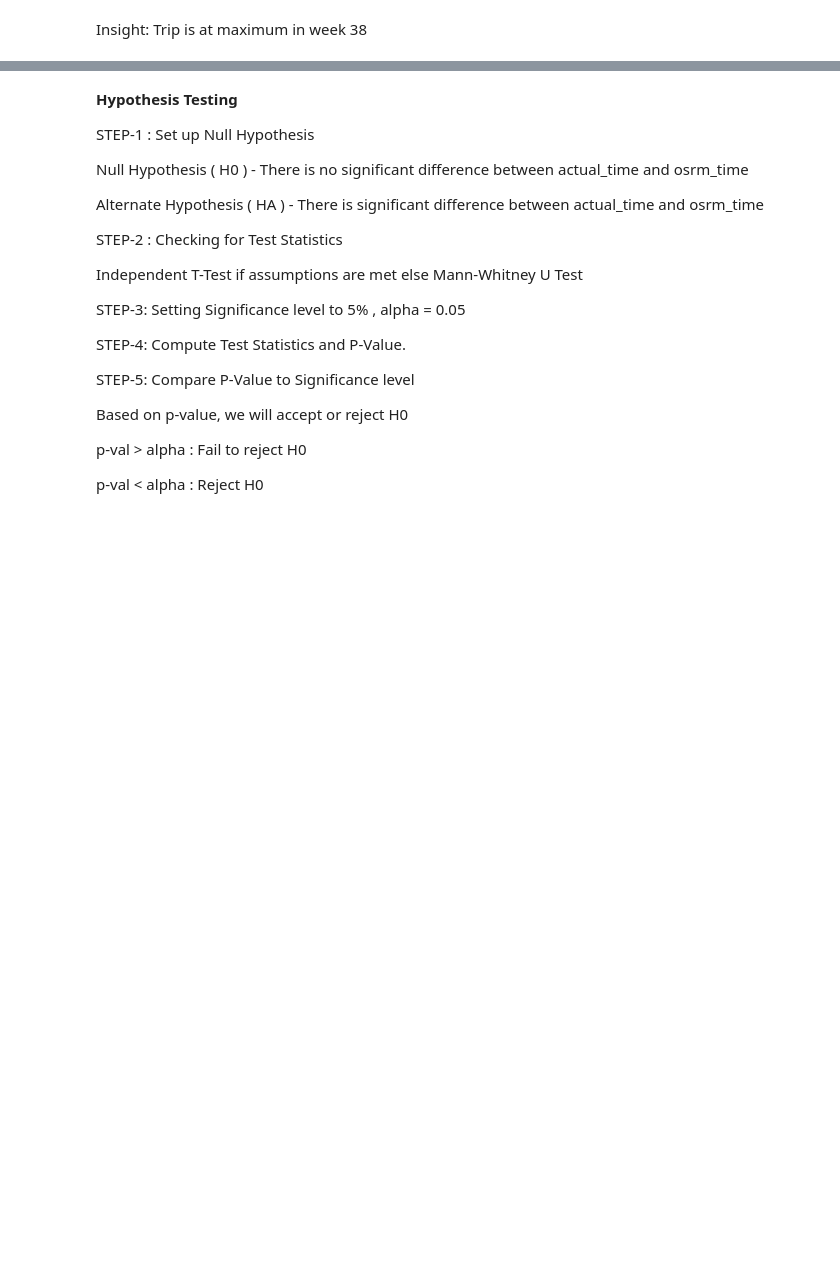
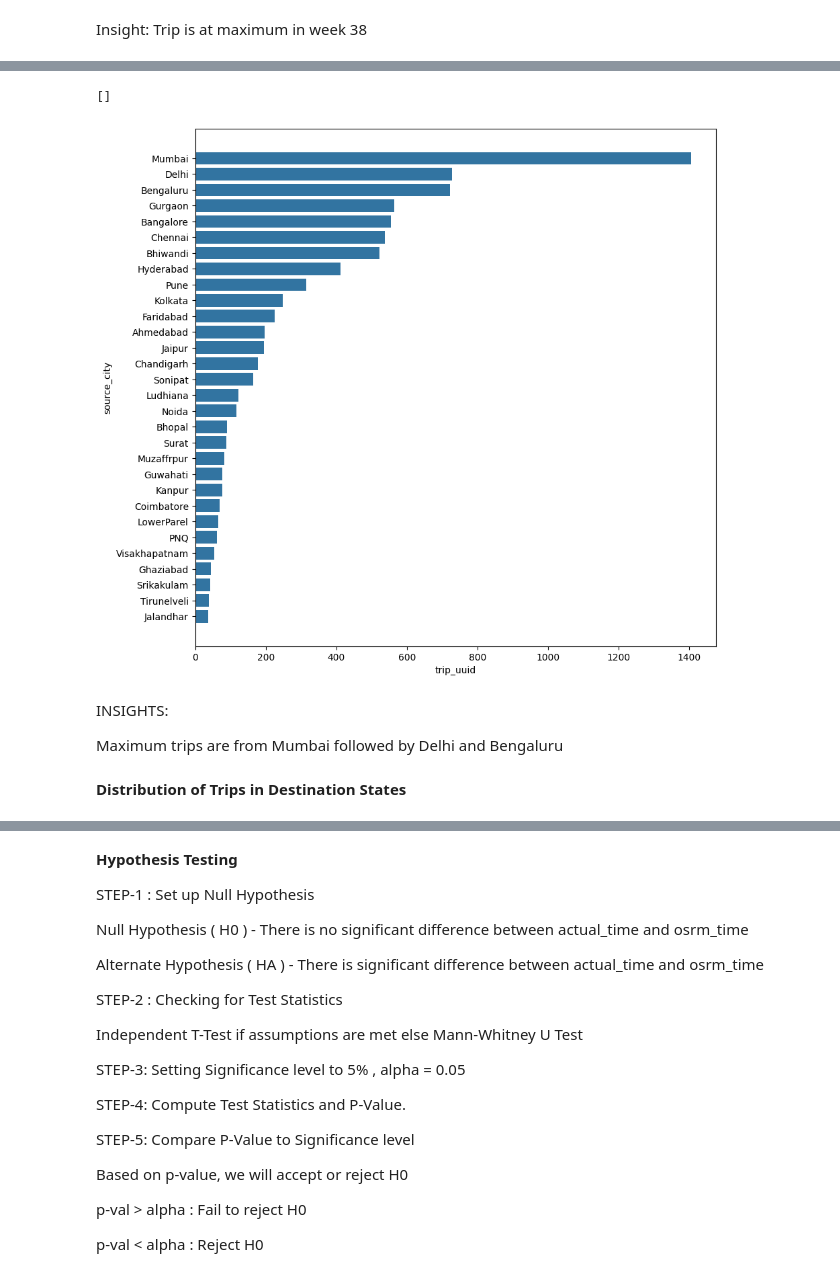
Before and after one commit to Karti1313/DataScience_projects, a Jupyter notebook: Delhivery_project.ipynb, the cells around one changed output, grey strips where cells are left out. Cells and saved outputs as stored; diff of their text form; code cells hidden in the pictures; blank space fills up the shorter version.

```diff
--- a/Delhivery_project.ipynb
+++ b/Delhivery_project.ipynb
@@ -794,0 +822,5 @@ Trip is at maximum in week 38
+# %%
+df_source_city = df2.groupby(by = 'source_city')['trip_uuid'].count().to_frame().reset_index()
+df_source_city['perc'] = np.round(df_source_city['trip_uuid'] * 100/ df_source_city['trip_uuid'].sum(), 2)
+df_source_city = df_source_city.sort_values(by = 'trip_uuid', ascending = False)[:30]
+df_source_city
@@ -794,0 +845,15 @@ Trip is at maximum in week 38
+# %%
+plt.figure(figsize = (10, 10))
+sns.barplot(data = df_source_city,
+            x = df_source_city['trip_uuid'],
+            y = df_source_city['source_city'])
+plt.plot()
+# %% [output]
+[]
+[figure, added]
+# %% [markdown]
+INSIGHTS:
+
+Maximum trips are from Mumbai followed by Delhi and Bengaluru
+# %% [markdown]
+**Distribution of Trips in Destination States**
```
Also changed, not shown: parts of 24 cells of this notebook.
